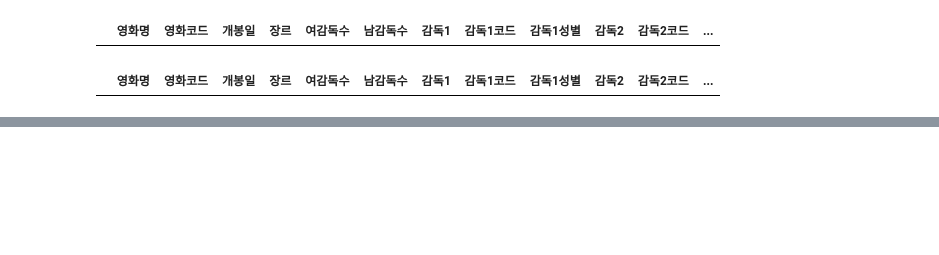
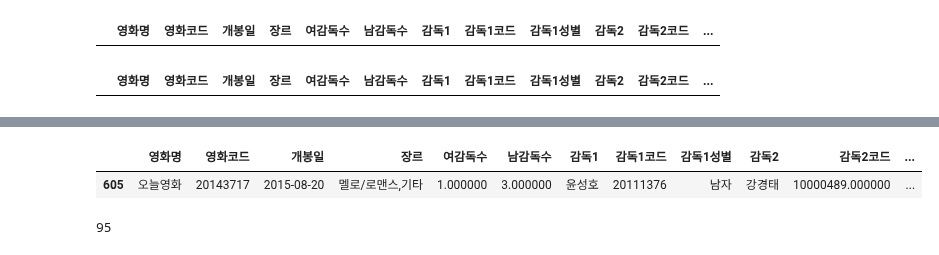
Before and after one commit to kim4pb/Female-led-Korean-Films, a Jupyter notebook: 03.ButterKnife/Film_list_for_poster.ipynb, the cells around one changed output, grey strips where cells are left out. Saved outputs shown, nothing was run; the diff lists cells and outputs as text; code cells hidden in the pictures; blank space fills up the shorter version.

```diff
--- a/03.ButterKnife/Film_list_for_poster.ipynb
+++ b/03.ButterKnife/Film_list_for_poster.ipynb
@@ -292,0 +158,5 @@ starring
+# %%
+detail[(detail['감독1성별']!='여자') & (detail['감독4성별']=='여자')]
+# %% [output]
+|  | 영화명 | 영화코드 | 개봉일 | 장르 | 여감독수 | 남감독수 | 감독1 | 감독1코드 | 감독1성별 | 감독2 | 감독2코드 | ... |
+| 605 | 오늘영화 | 20143717 | 2015-08-20 | 멜로/로맨스,기타 | 1.000000 | 3.000000 | 윤성호 | 20111376 | 남자 | 강경태 | 10000489.000000 | ... |
@@ -292,0 +167,4 @@ starring
+# %%
+len(current[current['감독성별']=='여자'])
+# %% [output]
+95
```
Also changed, not shown: parts of 79 cells of this notebook, 11 other files.
